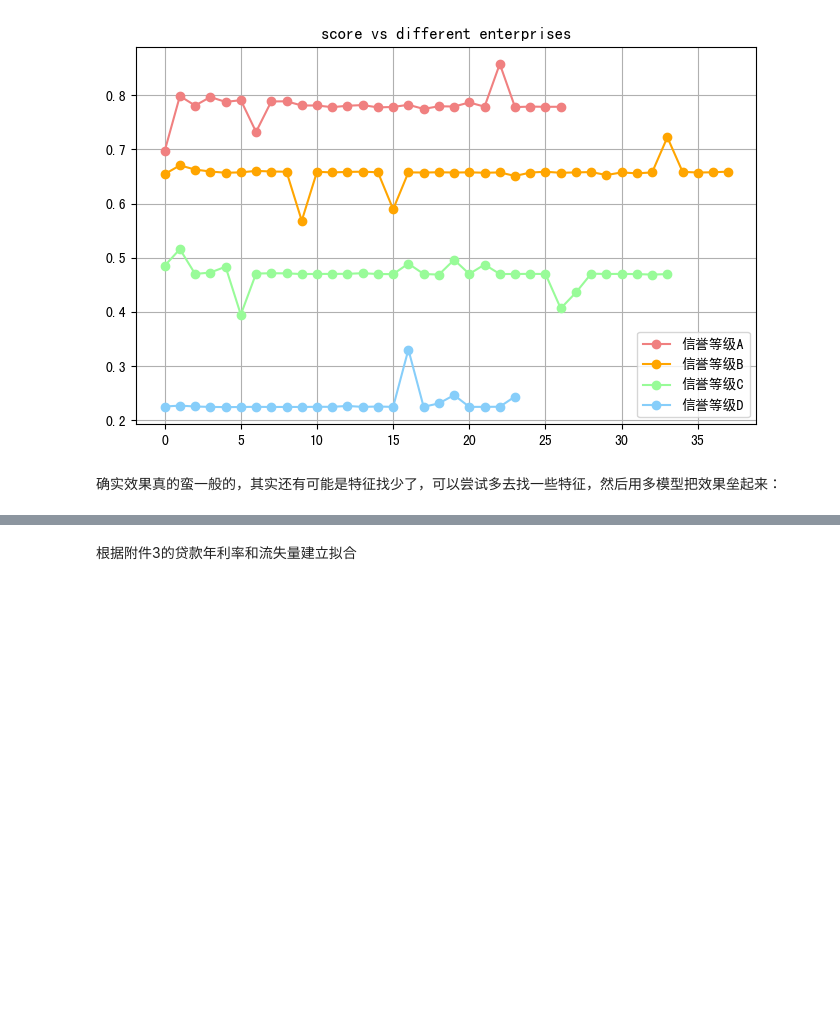
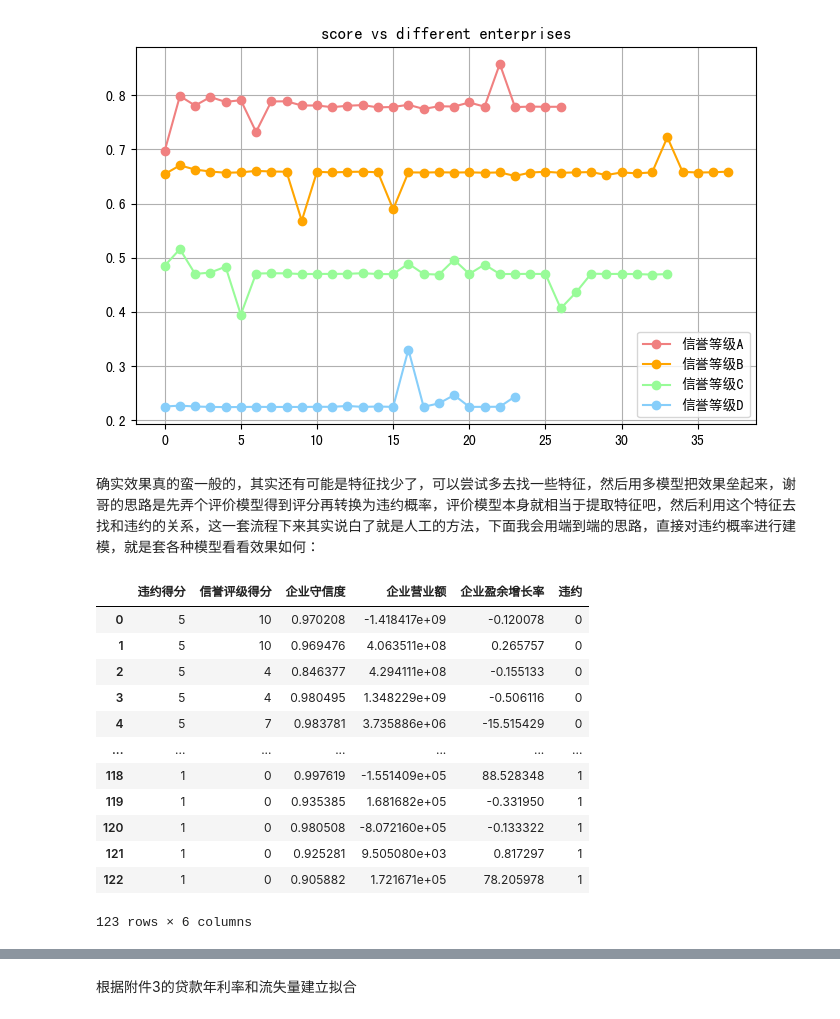
Before and after one commit to XuRui314/MathematicalModeling, a Jupyter notebook: 2020_c.ipynb, the cells around one changed output, grey strips where cells are left out. Saved outputs shown, nothing was run; the diff lists cells and outputs as text; code cells hidden in the pictures; blank space fills up the shorter version.

```diff
--- a/2020_c.ipynb
+++ b/2020_c.ipynb
@@ -548,4 +546,21 @@ plt.show()
 # %% [output]
 [figure]
 # %% [markdown]
-确实效果真的蛮一般的，其实还有可能是特征找少了，可以尝试多去找一些特征，然后用多模型把效果垒起来：
+确实效果真的蛮一般的，其实还有可能是特征找少了，可以尝试多去找一些特征，然后用多模型把效果垒起来，谢哥的思路是先弄个评价模型得到评分再转换为违约概率，评价模型本身就相当于提取特征吧，然后利用这个特征去找和违约的关系，这一套流程下来其实说白了就是人工的方法，下面我会用端到端的思路，直接对违约概率进行建模，就是套各种模型看看效果如何：
+# %%
+data['违约'] = data1_1['是否违约']
+data
+# %% [output]
+|  | 违约得分 | 信誉评级得分 | 企业守信度 | 企业营业额 | 企业盈余增长率 | 违约 |
+| 0 | 5 | 10 | 0.970208 | -1.418417e+09 | -0.120078 | 0 |
+| 1 | 5 | 10 | 0.969476 | 4.063511e+08 | 0.265757 | 0 |
+| 2 | 5 | 4 | 0.846377 | 4.294111e+08 | -0.155133 | 0 |
+| 3 | 5 | 4 | 0.980495 | 1.348229e+09 | -0.506116 | 0 |
+| 4 | 5 | 7 | 0.983781 | 3.735886e+06 | -15.515429 | 0 |
+| ... | ... | ... | ... | ... | ... | ... |
+| 118 | 1 | 0 | 0.997619 | -1.551409e+05 | 88.528348 | 1 |
+| 119 | 1 | 0 | 0.935385 | 1.681682e+05 | -0.331950 | 1 |
+| 120 | 1 | 0 | 0.980508 | -8.072160e+05 | -0.133322 | 1 |
+| 121 | 1 | 0 | 0.925281 | 9.505080e+03 | 0.817297 | 1 |
+| 122 | 1 | 0 | 0.905882 | 1.721671e+05 | 78.205978 | 1 |
+123 rows × 6 columns
```
Also changed, not shown: parts of 24 cells of this notebook.
